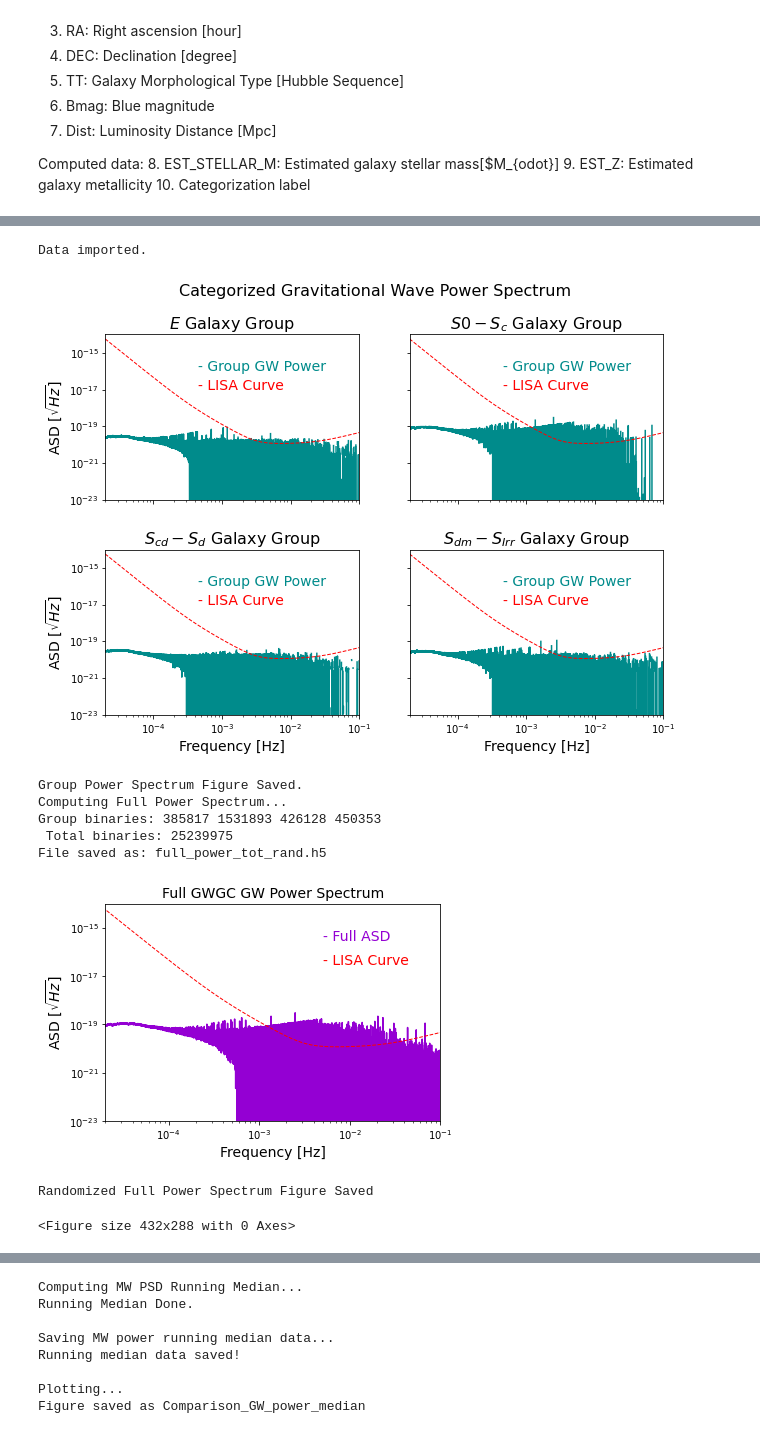
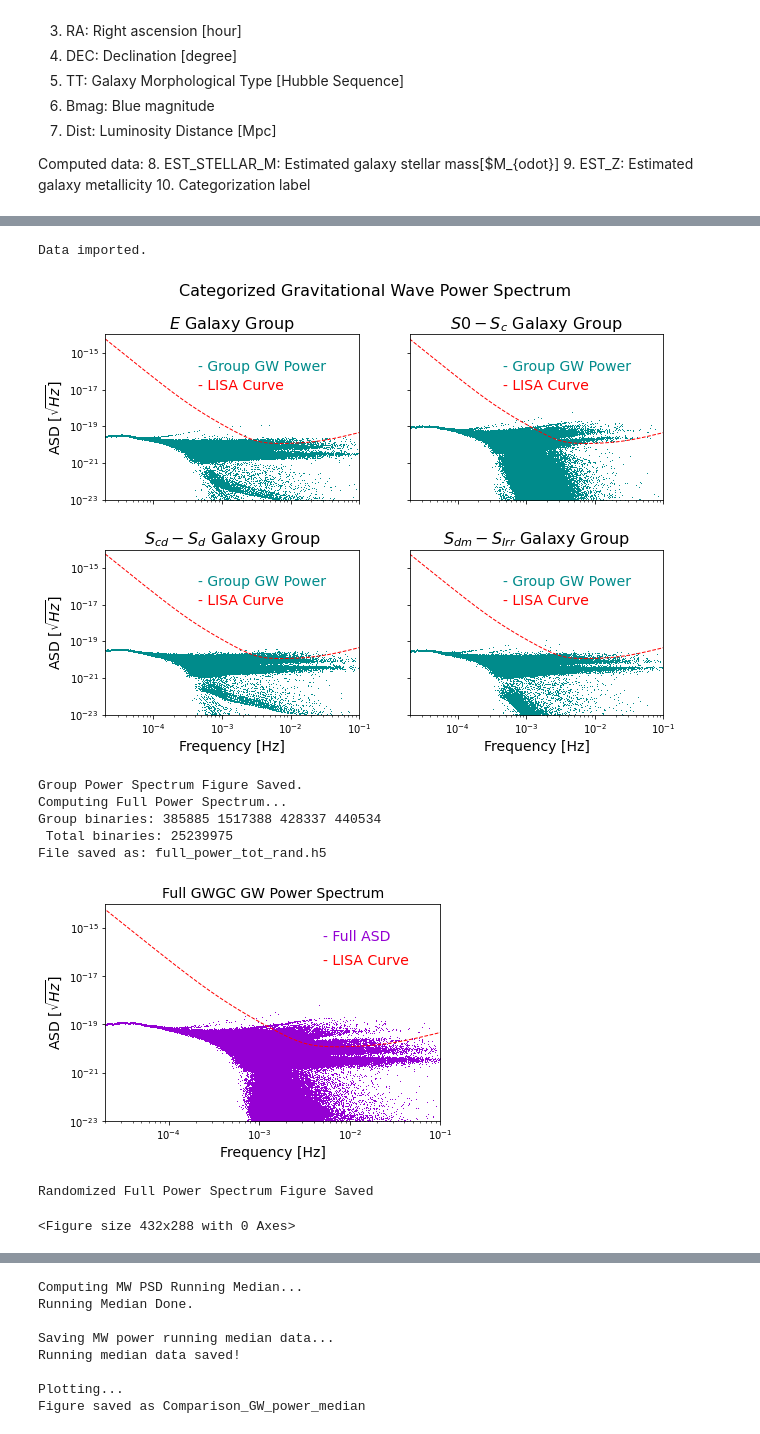
Before and after one commit to weitianyu11/Confusion-Foreground, a Jupyter notebook: Main.ipynb, the cells around one changed output, grey strips where cells are left out. Saved outputs shown, nothing was run; the diff lists cells and outputs as text; code cells hidden in the pictures.

```diff
--- a/Main.ipynb
+++ b/Main.ipynb
@@ -426,10 +451,12 @@ file_name_3 = 'dat_kstar1_10_13_kstar2_10_13_SFstart_11000_SFduration_0_metallic
 file_name_4 = 'dat_kstar1_10_13_kstar2_10_13_SFstart_11000_SFduration_0_metallicity_0.022.h5'
 
 # Read in pandas DataFrame
+data_path = './DATA/'
 conv_1 = pd.read_hdf(data_path + file_name_1, key='conv')
 conv_2 = pd.read_hdf(data_path + file_name_2, key='conv')
 conv_3 = pd.read_hdf(data_path + file_name_3, key='conv')
 conv_4 = pd.read_hdf(data_path + file_name_4, key='conv')
+conv = [conv_1, conv_2, conv_3, conv_4]
 
 print('', 'conv pop num 1:', len(conv_1), '\n',
           'conv pop num 2:', len(conv_2), '\n',
@@ -446,17 +473,18 @@ m_sim_3 = pd.read_hdf(data_path + file_name_3, key='mass_stars')
 m_sim_tot_3 = m_sim_3.max()[0]
 m_sim_4 = pd.read_hdf(data_path + file_name_4, key='mass_stars')
 m_sim_tot_4 = m_sim_4.max()[0]
+m_sim_tot = [m_sim_tot_1, m_sim_tot_2, m_sim_tot_3, m_sim_tot_4]
 
 # Set the base-model astrophysical mass
-# Assume it to be 1e10 solar mass, scale back later
-m_astro = 1e10   # <=== Baseline astrophysical mass
-base_dist = 1000 # <=== Baseline astrophysical distance
+m_astro = 1e10   # <===== Baseline astrophysical mass (solar mass)
+base_dist = 1000 # <===== Baseline astrophysical distance (kpc)
 
 # Find galaxy astrophysical stellar pop
 n_astro_1 = int(len(conv_1) * m_astro / m_sim_tot_1)
 n_astro_2 = int(len(conv_2) * m_astro / m_sim_tot_2)
 n_astro_3 = int(len(conv_3) * m_astro / m_sim_tot_3)
 n_astro_4 = int(len(conv_4) * m_astro / m_sim_tot_4)
+n_astro = [n_astro_1, n_astro_2, n_astro_3, n_astro_4]
 
 print('', 'astro pop num 1:', n_astro_1, '\n',
           'astro pop num 2:', n_astro_2, '\n',
@@ -1244,10 +1157,16 @@ while j <= 3:
     d_power = glx_powers[j]
     d_group = GWGC_groups[j]
     print('Group', j+1, '| Galaxy memebers:', len(d_group))
+
     # Galaxy parameter
     D = d_group['Dist']*1e6*parsec
     scale_rate = d_group['EST_STELLAR_M']/1e10 / (d_group['Dist'])**2
-    t_shift = np.random.normal(0, Tobs*yr_sec, len(d_group))
+    print('Maximum Scale Rate', format((max(scale_rate)), '.4f'))
+    print('Mean Scale Rate', format((np.mean(scale_rate)), '.4f'))
+
+    # Galaxy birth time randomization
+    t_shift = np.random.normal(0, 0.01*Tobs*yr_sec, len(d_group))
+
     # Set empty group total power
     group_freq = np.sort(d_power.f_gw)
     g_power_tot = pd.DataFrame(np.vstack([group_freq, np.zeros(len(d_power))]).T,
@@ -1266,7 +1185,6 @@ while j <= 3:
         g_power_tot['strain_2'] = g_power_tot.strain_2 + glx.strain_2*scale_rate[i]
         print('Complete:', i, end='\r') # print progress
 
-    print('Maximum Scale Rate', format((max(scale_rate)), '.4f'))
     g_power_tot.to_hdf(save_data_path + save_file_names[j] + '.h5', key='power')
     print('Group', j+1, 'done.', 'File saved as:', save_file_names[j], '\n')
 
@@ -1329,7 +1247,7 @@ ax3.set_ylabel('ASD [$\sqrt{Hz}$]', fontsize=fs)
 # Plot the Grid
 for i in range(4):
     axs[i].plot(g_powers[i].f_gw,
-               (g_powers[i].strain_2*Tobs*yr_sec)**0.5, color='darkcyan', rasterized=True)
+               (g_powers[i].strain_2*Tobs*yr_sec)**0.5, ',', markersize=0.5, color='darkcyan', rasterized=True)
     axs[i].plot(np.linspace(5e-6, 0.1, 10000),
                (LISA_PSD(np.linspace(5e-6, 0.1, 10000)))**0.5, lw=1, linestyle='--', color='red')
     axs[i].set_title(glx_names[i]+' Galaxy Group', fontsize=fs+2)
@@ -1373,41 +1291,41 @@ print('Group binaries:',
       'Total binaries:',
       len(full_power_tot_rand))
 
 # Save Data
 save_data_path = './generated_data/'
 full_power_tot_rand.to_hdf(save_data_path + 'full_power_tot_rand' + '.h5', key='power')
 print('File saved as:', 'full_power_tot_rand.h5')
 
 # Plotting Total Power
 plt.plot(full_power_tot_rand.f_gw,
-        (full_power_tot_rand.strain_2*Tobs*yr_sec)**0.5, color='darkviolet', rasterized=True)
+        (full_power_tot_rand.strain_2*Tobs*yr_sec)**0.5, ',', markersize=0.5, color='darkviolet', rasterized=True)
 plt.plot(np.linspace(5e-6, 0.1, 10000),
         (LISA_PSD(np.linspace(5e-6, 0.1, 10000)))**0.5, lw=1, linestyle='--', color='red')
 
 # Plotting Styles
 plt.xscale('log')
 plt.yscale('log')
 plt.xlim(2e-5, 1e-1)
 plt.ylim(1e-23, 1e-14)
 plt.xlabel('Frequency [Hz]', fontsize=fs)
 plt.ylabel('ASD [$\sqrt{Hz}$]', fontsize=fs)
 plt.text(0.5e-2, 3e-16, r'- Full ASD', color = 'darkviolet', fontsize=fs)
 plt.text(0.5e-2, 3e-17, r'- LISA Curve', color = 'red', fontsize=fs)
 plt.title('Full GWGC GW Power Spectrum', fontsize=fs)
 
 plt.show()
 save_plot_name = 'Full_GW_power_spec_rand'
 plt.savefig('figures/' + save_plot_name + '.png')
 print('Randomized Full Power Spectrum Figure Saved')
 # %% [output]
 Data imported.
-[figure, old version]
+[figure, new version]
 Group Power Spectrum Figure Saved.
 Computing Full Power Spectrum...
-Group binaries: 385817 1531893 426128 450353
+Group binaries: 385885 1517388 428337 440534
  Total binaries: 25239975
 File saved as: full_power_tot_rand.h5
-[figure, old version]
+[figure, new version]
 Randomized Full Power Spectrum Figure Saved
 <Figure size 432x288 with 0 Axes>
 # %%
```
Also changed, not shown: parts of 15 cells of this notebook.
